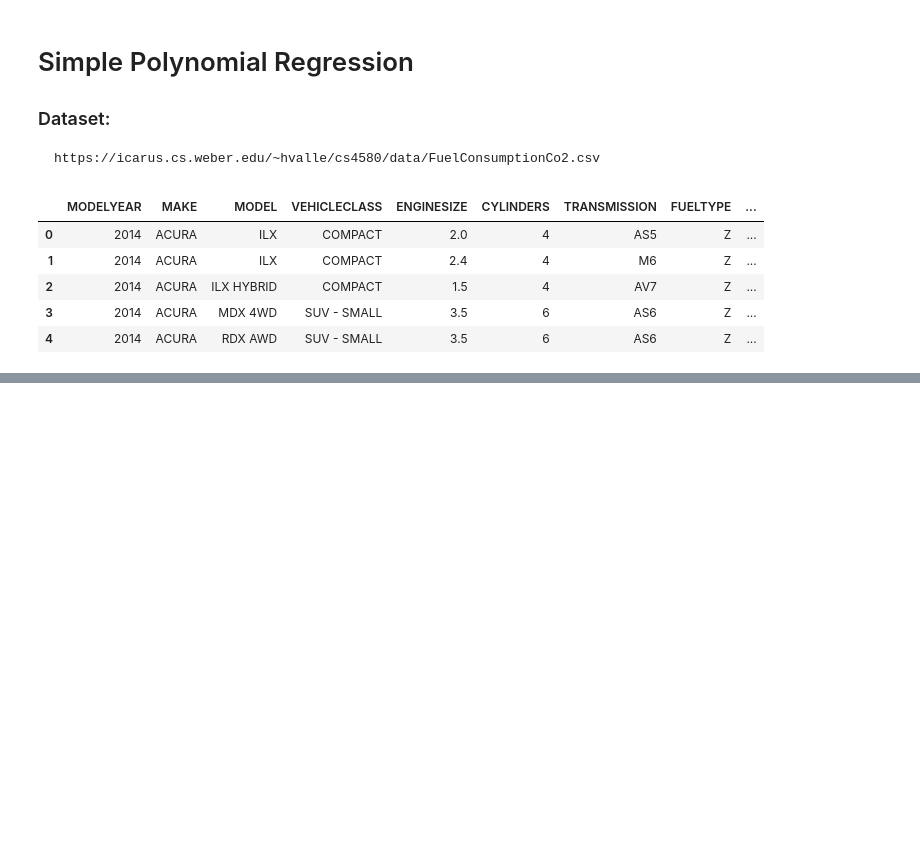
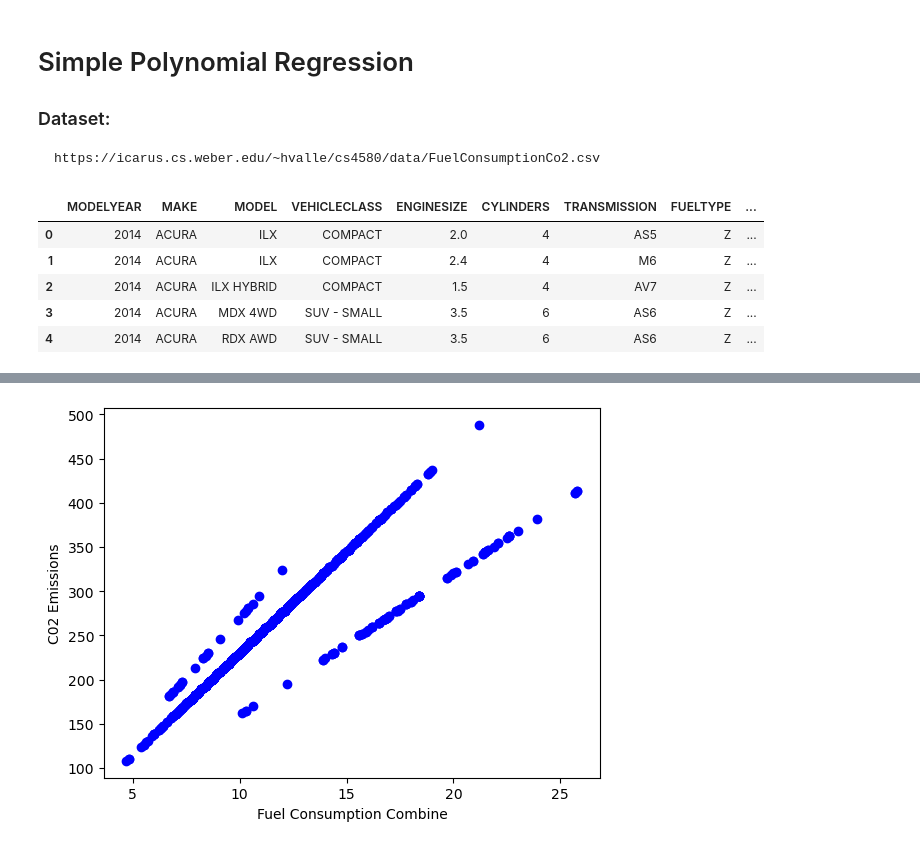
Before and after one commit to CS4580/F24-notes, a Jupyter notebook: module8/SimpleLinearRegression.ipynb, the cells around one changed output, grey strips where cells are left out. Drawn from its saved outputs; the diff is of its cells as text; code cells hidden in the pictures; blank space fills up the shorter version.

```diff
--- a/module8/SimpleLinearRegression.ipynb
+++ b/module8/SimpleLinearRegression.ipynb
@@ -22,0 +45,8 @@ df.head()
+# %%
+# PLot these features vs Emissions
+plt.scatter(cdf.FUELCONSUMPTION_COMB, cdf.CO2EMISSIONS, color='blue')
+plt.xlabel('Fuel Consumption Combine')
+plt.ylabel('C02 Emissions')
+plt.show()
+# %% [output]
+[figure, added]
```
Also changed, not shown: parts of 5 cells of this notebook.
